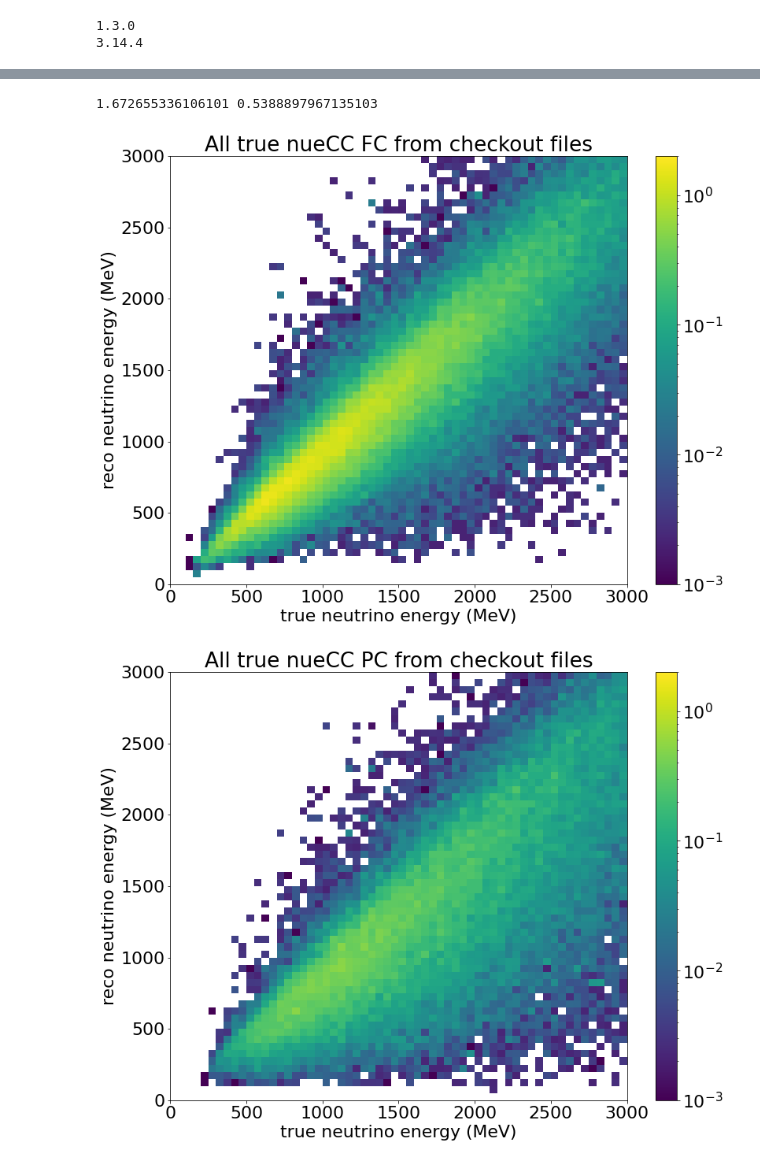
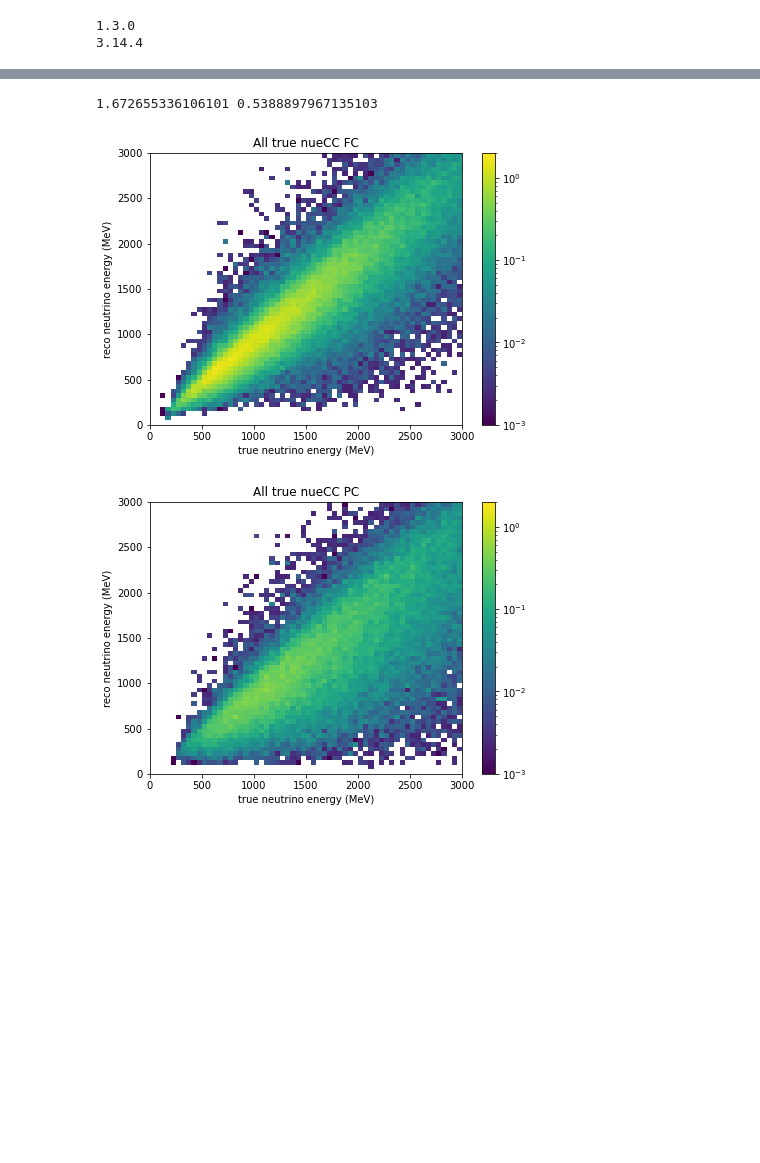
Before and after one commit to leehagaman/misc_python_code, a Jupyter notebook: eLEE_data_release/other_ipynbs/new_energy_resolutions.ipynb, the cells around one changed output, grey strips where cells are left out. Cells and saved outputs as stored; diff of their text form; code cells hidden in the pictures; blank space fills up the shorter version.

```diff
--- a/eLEE_data_release/other_ipynbs/new_energy_resolutions.ipynb
+++ b/eLEE_data_release/other_ipynbs/new_energy_resolutions.ipynb
@@ -93,9 +89,10 @@ kine_vector_vars = [
     "kine_energy_included",
 ]
 # %%
-extra_bdt_variables = [
+bdt_vars = [
     "nue_score",
-    "numu_score"
+    "numu_score",
+    "numu_cc_flag"
 ]
 
 eval_mc_variables = [
@@ -165,9 +162,5 @@ dedicated_pf_eval_mc_variables = [
     "truth_startMomentum",
     "truth_startXYZT",
 ]
-
-# these are the variables that get loaded from the T_BDTvars tree. Doesn't include nc_delta_score since that isn't available
-# in the isotropic file
-bdt_vars = extra_bdt_variables
 # %%
 wc_file_location = "/data1/hagaman/xin_files/processed_checkout_rootfiles/" # training events removed
@@ -691,7 +619,7 @@ for i in tqdm(range(len(weight_cv))):
         elif is_dirt[i]:
             net_weights.append(weight_temp * normalizing_POT_run1 / dirt_run1_POT)
         elif is_CC[i] and abs(truth_nuPdgs[i]) == 12:
-            net_weights.append(weight_temp * normalizing_POT_run1 / intrinsic_nue_run1_file_POT)
+            net_weights.append(weight_temp * normalizing_POT_run1 / intrinsic_nue_run1_POT)
         else:
             net_weights.append(weight_temp * normalizing_POT_run1 / nu_overlay_run1_POT)
     elif run_nums[i] == 2:
@@ -700,7 +628,7 @@ for i in tqdm(range(len(weight_cv))):
         elif is_dirt[i]:
             net_weights.append(weight_temp * normalizing_POT_run2 / dirt_run2_POT)
         elif is_CC[i] and abs(truth_nuPdgs[i]) == 12:
-            net_weights.append(weight_temp * normalizing_POT_run2 / intrinsic_nue_run2_file_POT)
+            net_weights.append(weight_temp * normalizing_POT_run2 / intrinsic_nue_run2_POT)
         else:
             net_weights.append(weight_temp * normalizing_POT_run2 / nu_overlay_run2_POT)
     elif run_nums[i] == 3:
@@ -709,7 +637,7 @@ for i in tqdm(range(len(weight_cv))):
         elif is_dirt[i]:
             net_weights.append(weight_temp * normalizing_POT_run3 / dirt_run3_POT)
         elif is_CC[i] and abs(truth_nuPdgs[i]) == 12:
-            net_weights.append(weight_temp * normalizing_POT_run3 / intrinsic_nue_run3_file_POT)
+            net_weights.append(weight_temp * normalizing_POT_run3 / intrinsic_nue_run3_POT)
         else:
             net_weights.append(weight_temp * normalizing_POT_run3 / nu_overlay_run3_POT)
 
@@ -722,47 +736,49 @@ true_nue_PC_df = all_df.query("not (isDirt==1) and not (isEXT==1) and truth_isCC
 b = (60, 60)
 r = ((0, 3000), (0, 3000))
 
-remade_res_FC_raw, xedges_, yedges_ = np.histogram2d(true_nue_FC_df["truth_nuEnergy"].to_numpy(), true_nue_FC_df["kine_reco_Enu"].to_numpy(), weights=true_nue_FC_df["net_weight"].to_numpy(), bins=b, range=r)
-remade_res_PC_raw, xedges_, yedges_ = np.histogram2d(true_nue_PC_df["truth_nuEnergy"].to_numpy(), true_nue_PC_df["kine_reco_Enu"].to_numpy(), weights=true_nue_PC_df["net_weight"].to_numpy(), bins=b, range=r)
+res_FC_raw, xedges_, yedges_ = np.histogram2d(nue_FC_df["truth_nuEnergy"].to_numpy(), nue_FC_df["kine_reco_Enu"].to_numpy(),
+                                              weights=nue_FC_df["net_weight"].to_numpy(), bins=b, range=r)
+res_PC_raw, xedges_, yedges_ = np.histogram2d(nue_PC_df["truth_nuEnergy"].to_numpy(), nue_PC_df["kine_reco_Enu"].to_numpy(),
+                                              weights=nue_PC_df["net_weight"].to_numpy(), bins=b, range=r)
+
+nueCC_FC_res = []
+nueCC_PC_res = []
+for i in range(60):
+    for j in range(60):
+        nueCC_FC_res.append(res_FC_raw[i][j])
+        nueCC_PC_res.append(res_PC_raw[i][j])
+
+bin_centers_x = []
+bin_centers_y = []
+for i in range(60):
+    for j in range(60):
+        bin_centers_x.append((i + 0.5) / 60. * 3000.)
+        bin_centers_y.append((j + 0.5) / 60. * 3000.)
+
+b = (60, 60)
+r = ((0, 3000), (0, 3000))
+
+print(np.max(nueCC_FC_res), np.max(nueCC_PC_res))
+# %% [output]
+1.672655336106101 0.5388897967135103
-# %%
-nueCC_FC_res = []
-nueCC_PC_res = []
-for i in range(60):
-    for j in range(60):
-        nueCC_FC_res.append(remade_res_FC_raw[i][j])
-        nueCC_PC_res.append(remade_res_PC_raw[i][j])
-
-bin_centers_x = []
-bin_centers_y = []
-for i in range(60):
-    for j in range(60):
-        bin_centers_x.append((i + 0.5) / 60. * 3000.)
-        bin_centers_y.append((j + 0.5) / 60. * 3000.)
-
-b = (60, 60)
-r = ((0, 3000), (0, 3000))
-# %%
-print(np.max(nueCC_FC_res), np.max(nueCC_PC_res))
-# %% [output]
-1.672655336106101 0.5388897967135103
 # %%
-mpl.rcParams.update({'font.size': 22})
+mpl.rcParams.update({'font.size': 10})
 
-plt.figure(figsize=(13,10))
+plt.figure(figsize=(7,5))
 plt.hist2d(bin_centers_x, bin_centers_y, bins=b, range=r, weights=nueCC_FC_res, norm=mpl.colors.LogNorm(1e-3, 2))
 plt.colorbar()
 plt.xlabel("true neutrino energy (MeV)")
 plt.ylabel("reco neutrino energy (MeV)")
-plt.title("All true nueCC FC from checkout files")
+plt.title("All true nueCC FC")
 plt.show()
 
-plt.figure(figsize=(13,10))
+plt.figure(figsize=(7,5))
 plt.hist2d(bin_centers_x, bin_centers_y, bins=b, range=r, weights=nueCC_PC_res, norm=mpl.colors.LogNorm(1e-3, 2))
 plt.colorbar()
 plt.xlabel("true neutrino energy (MeV)")
 plt.ylabel("reco neutrino energy (MeV)")
-plt.title("All true nueCC PC from checkout files")
+plt.title("All true nueCC PC")
 plt.show()
 # %% [output]
-[figure, old version]
+[figure, new version]
-[figure, old version]
+[figure, new version]
```
Also changed, not shown: parts of 31 cells of this notebook, 2 other files.
